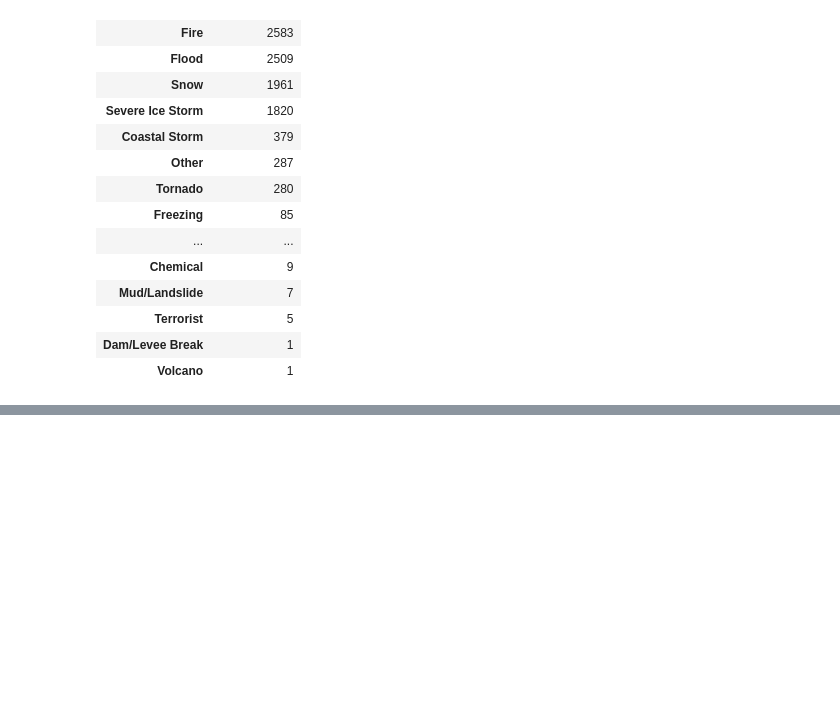
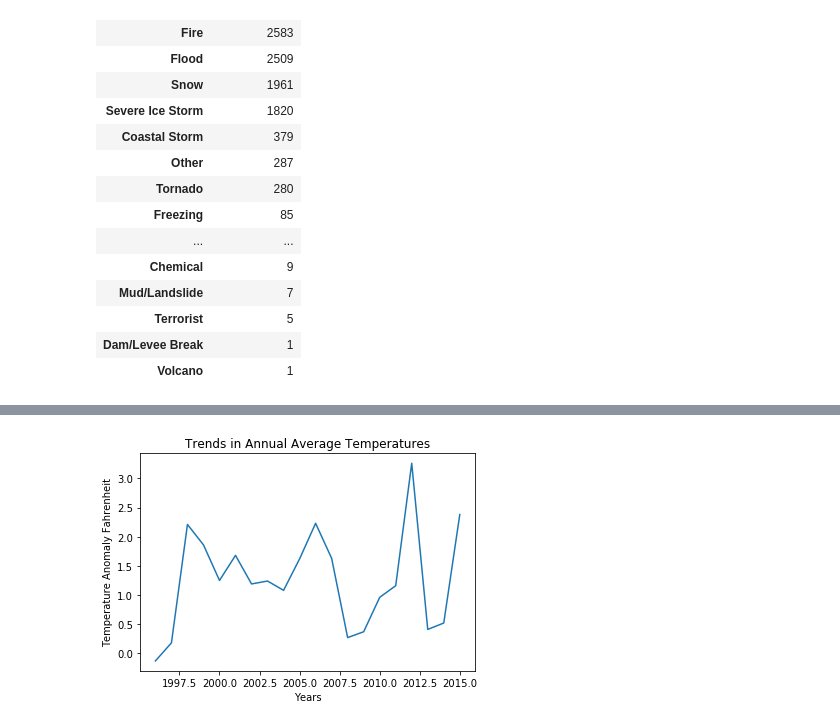
Before and after one commit to XiaoMYu/TheRainMaker, a Jupyter notebook: FEMA_data_v1_Ebony.ipynb, the cells around one changed output, grey strips where cells are left out. Cells and saved outputs as stored; diff of their text form; code cells hidden in the pictures; blank space fills up the shorter version.

```diff
--- a/FEMA_data_v1_Ebony.ipynb
+++ b/FEMA_data_v1_Ebony.ipynb
@@ -249,0 +300,8 @@ incident_types_1996_2015
+# %%
+plt.plot(temp_1996_2015_data["Year"],temp_1996_2015_data["Temperature anomaly"])
+plt.title("Trends in Annual Average Temperatures")
+plt.xlabel("Years")
+plt.ylabel("Temperature Anomaly Fahrenheit")
+plt.show()
+# %% [output]
+[figure, added]
```
Also changed, not shown: parts of 7 cells of this notebook, 2 other files.
